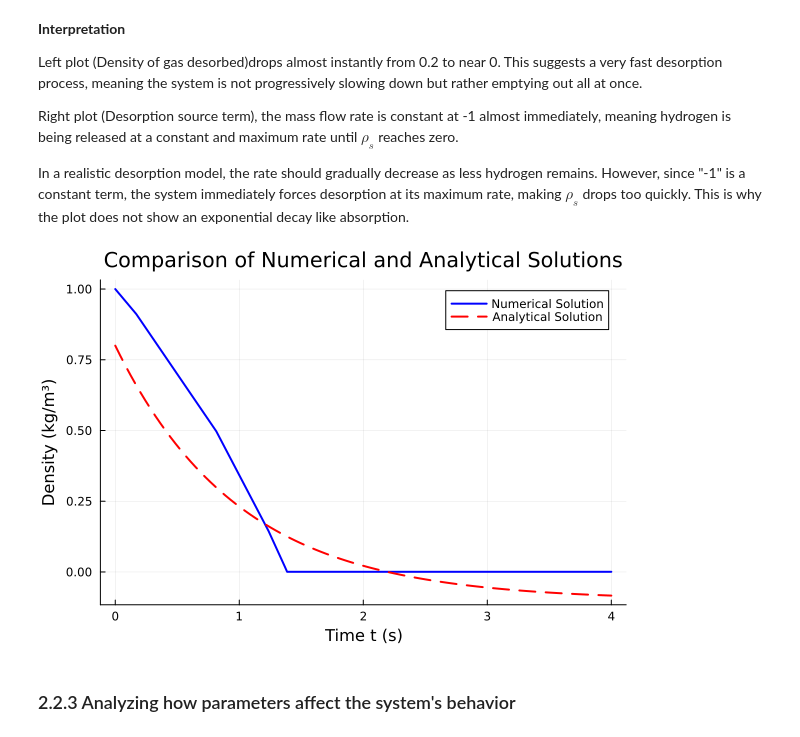
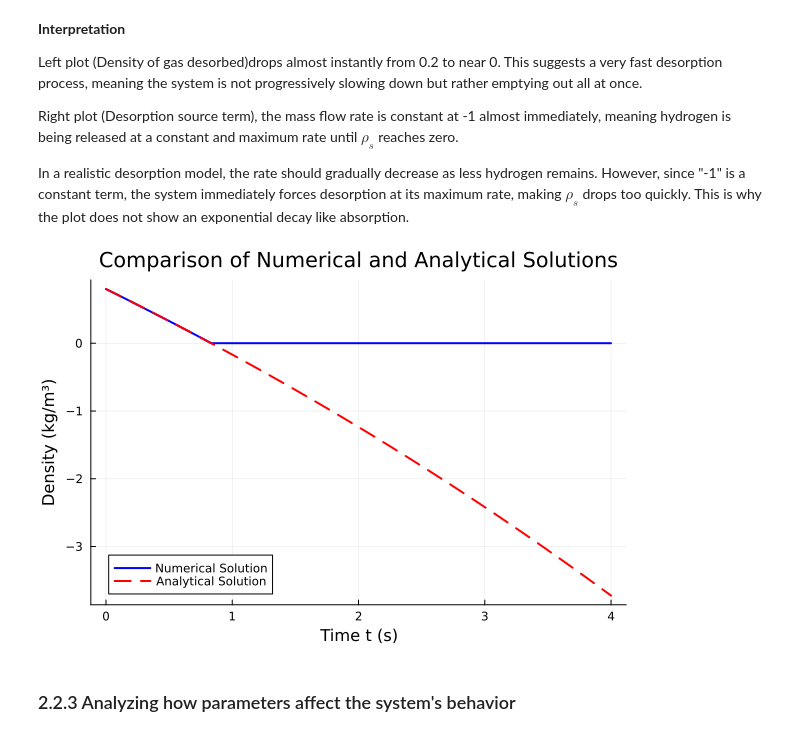
Before and after one commit to AnouchkaDESMETTRE/HydrogenProject, a Jupyter notebook: HydrogenProject.ipynb, the cells around one changed output. Cells and saved outputs as stored; diff of their text form; code cells hidden in the pictures.

```diff
--- a/HydrogenProject.ipynb
+++ b/HydrogenProject.ipynb
@@ -479,13 +485,13 @@ title!("Comparison of Numerical and Analytical Solutions")
 # %%
 # problem set-up: rhs function that defines the ODE
 function rhs_d(u,p,t)
-    return (0.5*u-1)*(u>0.001)
+    return (0.1*u-1)*(u>0.001)
     # The 1 here is a fixed offset, meaning that desorption is driven by a constant force rather than dynamically changing with pressure or remaining hydrogen density
     # The cutoff condition (u>0.001) ensures that when almost all hydrogen is released, desorption stops completely
 end
 
 # problem set-up: initial condition
-u0_d = 1;
+u0_d = 0.8;
 
 # problem set-up: set time span
 Tend_d = 4
@@ -518,21 +524,21 @@ This is why the plot does not show an exponential decay like absorption.
 # %%
 # Define the analytical solution function
 function analytical_solution_dep(t)
-    return -0.1+0.9 * exp(-t)
+    return 10 - 9.2*exp(t/10)
 end
 
 # Generate time points for plotting the analytical solution
 t_analytical = range(0, Tend, length=100)
 rho_analytical = analytical_solution_dep.(t_analytical)
 
 # Plot both numerical and analytical solutions
 plot(sol_d.t, sol_d.u, label="Numerical Solution", lw=2, line=:blue)
 plot!(t_analytical, rho_analytical, label="Analytical Solution", lw=2, line=:red, linestyle=:dash)
 xlabel!("Time t (s)")
 ylabel!("Density (kg/m³)")
 title!("Comparison of Numerical and Analytical Solutions")
 # %% [output]
-[figure, old version]
+[figure, new version]
 # %% [markdown]
 ### 2.2.3 Analyzing how parameters affect the system's behavior
 # %% [markdown]
```
Also changed, not shown: parts of 7 cells of this notebook.
